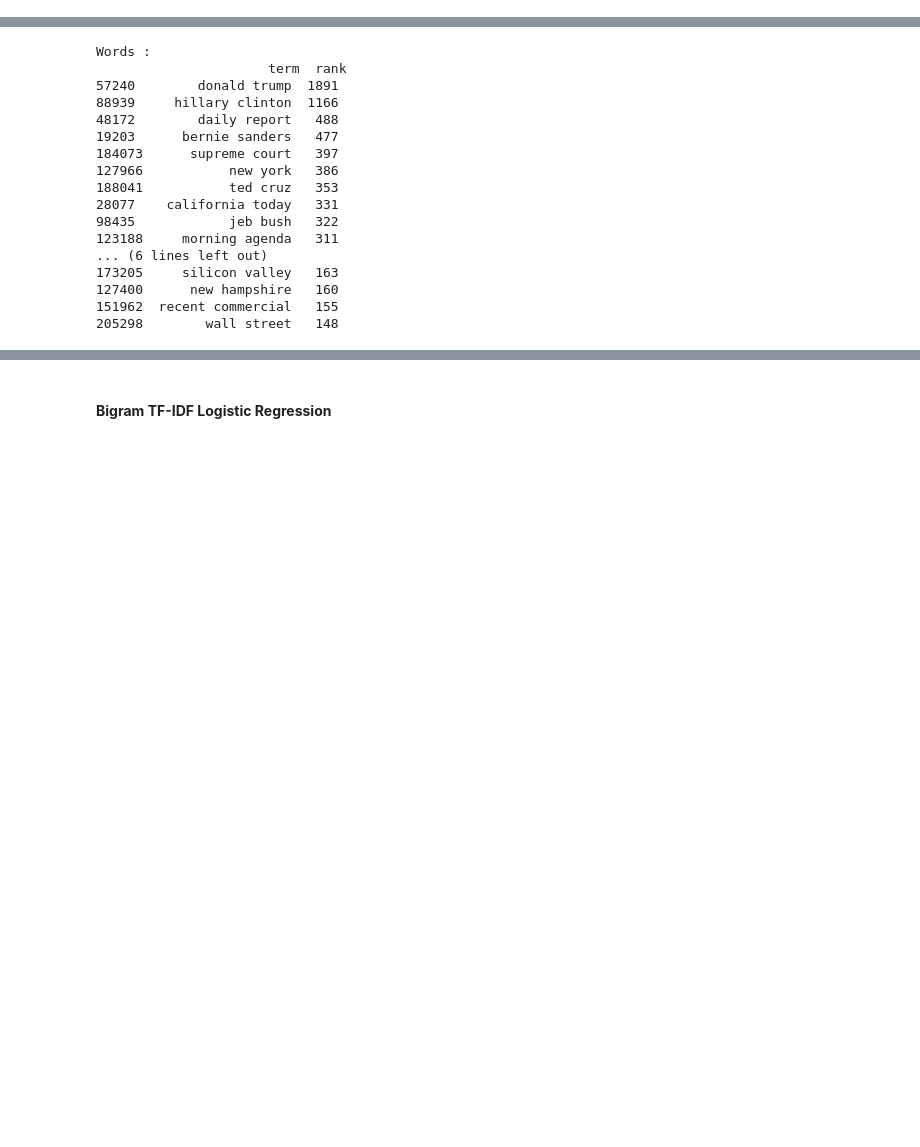
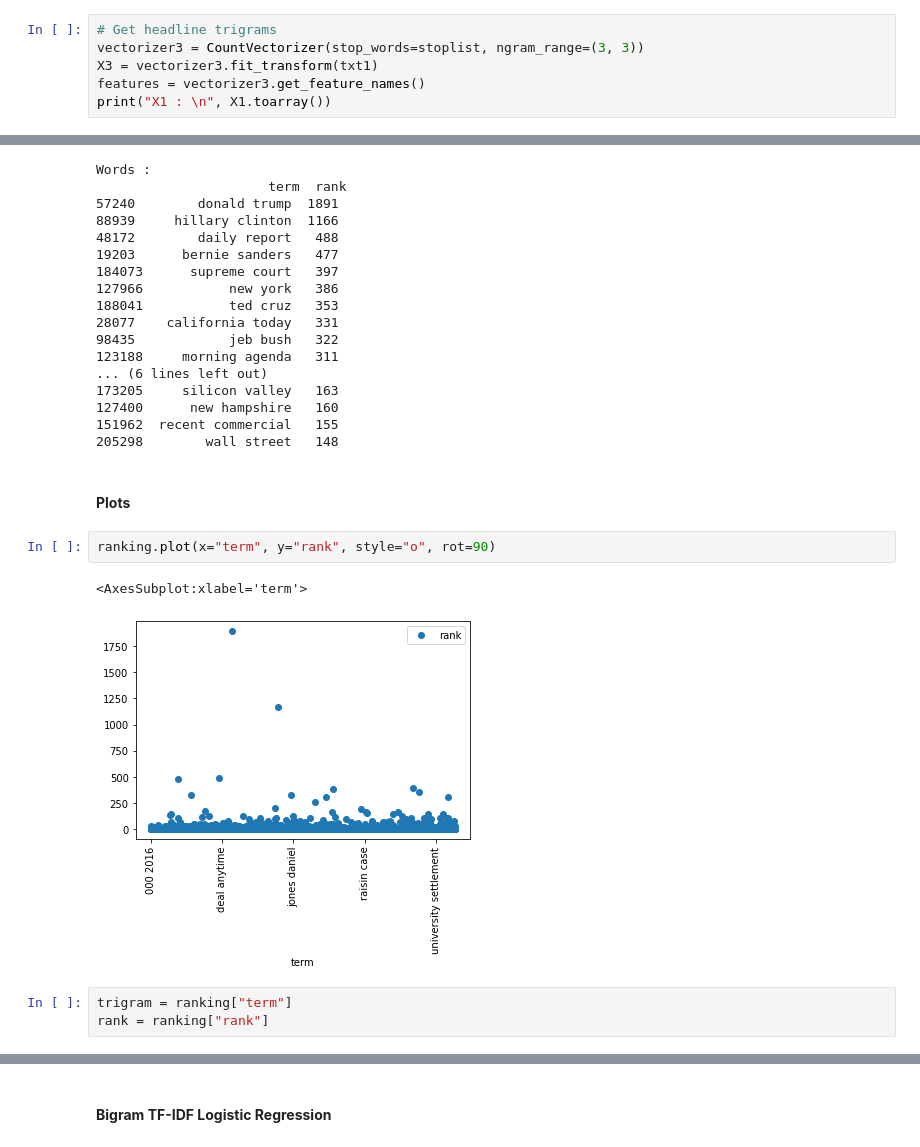
Before and after one commit to iCode13/News-Sentiment-Analysis-App, a Jupyter notebook: data/bigrams.ipynb, the cells around one changed output, grey strips where cells are left out. Cells and saved outputs as stored; diff of their text form; blank space fills up the shorter version.

Commit message:
added trigrams, quick df plot of bigrams vs. rank

```diff
--- a/data/bigrams.ipynb
+++ b/data/bigrams.ipynb
@@ -235,3 +270,9 @@ X1 :
  [0 0 0 ... 0 0 0]
  [0 0 0 ... 0 0 0]
  [0 0 0 ... 0 0 0]]
+# %%
+# Get headline trigrams
+vectorizer3 = CountVectorizer(stop_words=stoplist, ngram_range=(3, 3))
+X3 = vectorizer3.fit_transform(txt1)
+features = vectorizer3.get_feature_names()
+print("X1 : \n", X1.toarray())
@@ -262,3 +312,13 @@ Words :
 127400      new hampshire   160
 151962  recent commercial   155
 205298        wall street   148
+# %% [markdown]
+#### **Plots**
+# %%
+ranking.plot(x="term", y="rank", style="o", rot=90)
+# %% [output]
+<AxesSubplot:xlabel='term'>
+[figure, added]
+# %%
+trigram = ranking["term"]
+rank = ranking["rank"]
```
Also changed, not shown: parts of 5 cells of this notebook.
